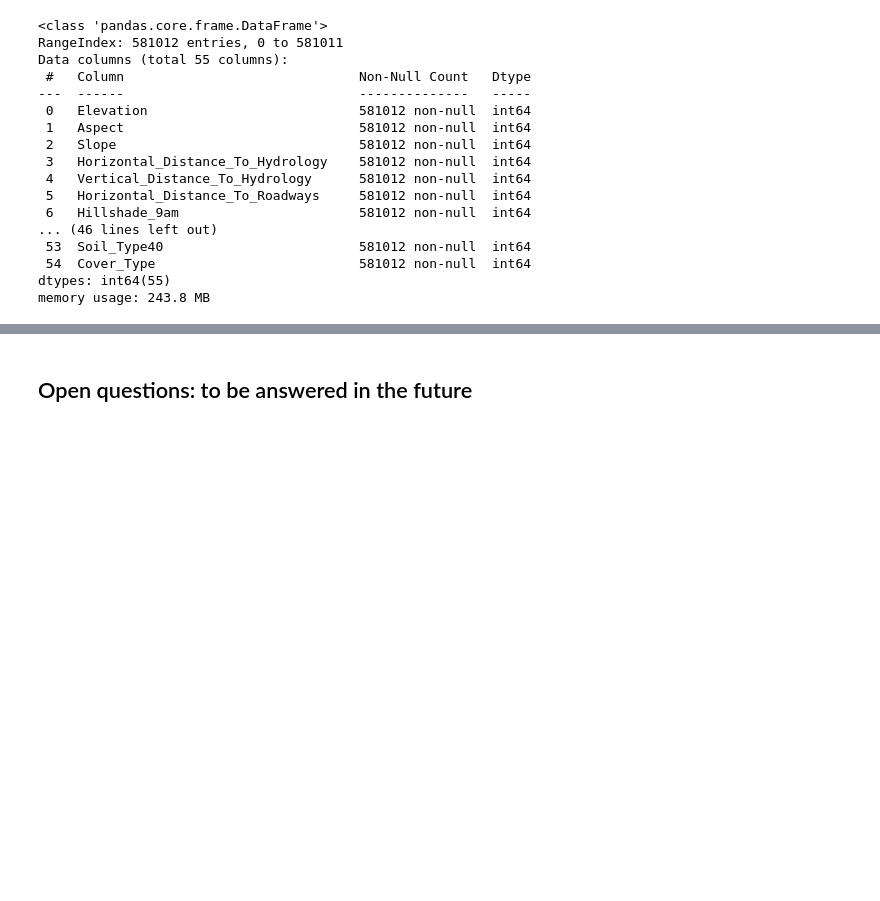
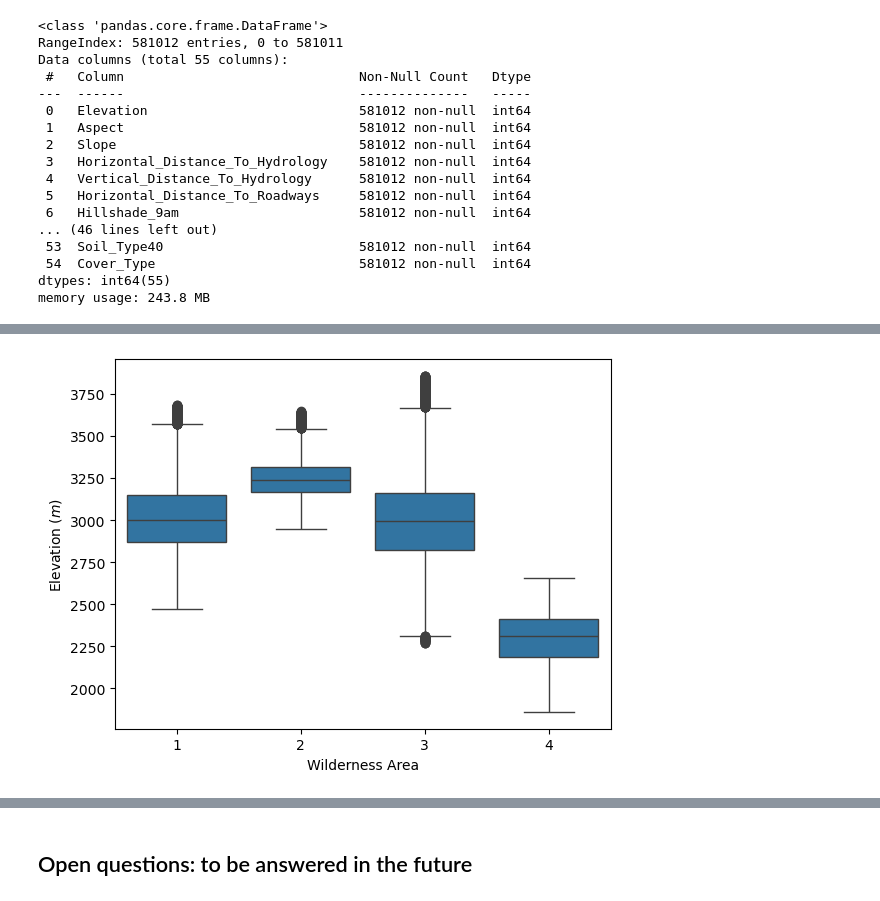
Before and after one commit to prisciliano385/Forest_Cover_Type_ML, a Jupyter notebook: notebooks/data_cleansing_&_EDA.ipynb, the cells around one changed output, grey strips where cells are left out. Cells and saved outputs as stored; diff of their text form; code cells hidden in the pictures; blank space fills up the shorter version.

```diff
--- a/notebooks/data_cleansing_&_EDA.ipynb
+++ b/notebooks/data_cleansing_&_EDA.ipynb
@@ -84,0 +203,7 @@ The dataset is pretty heavy. On a first sight, we can see that:
+# %%
+sns.boxplot(df, x = "Wilderness_Area", y="Elevation")
+plt.xlabel("Wilderness Area")
+plt.ylabel(r"Elevation ($m$)")
+plt.xticks([*range(4)], [*range(1,5)]);
+# %% [output]
+[figure, added]
```
Also changed, not shown: parts of 32 cells of this notebook, 1 other file.
